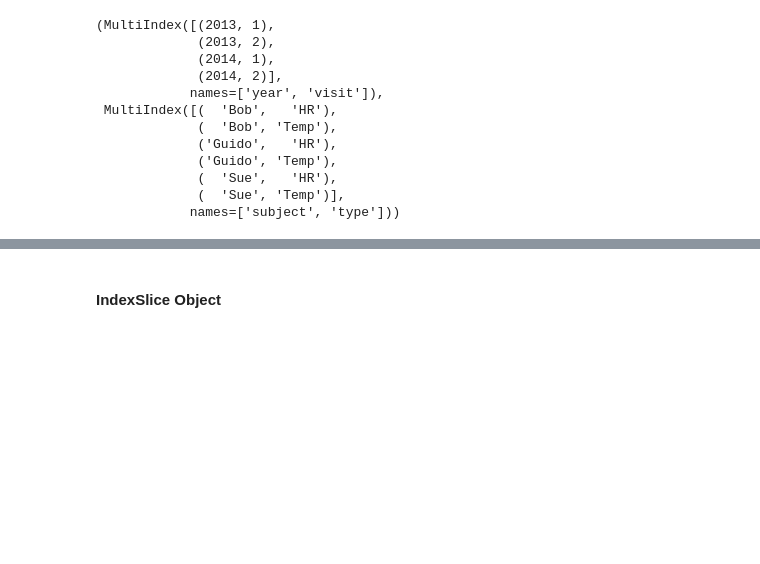
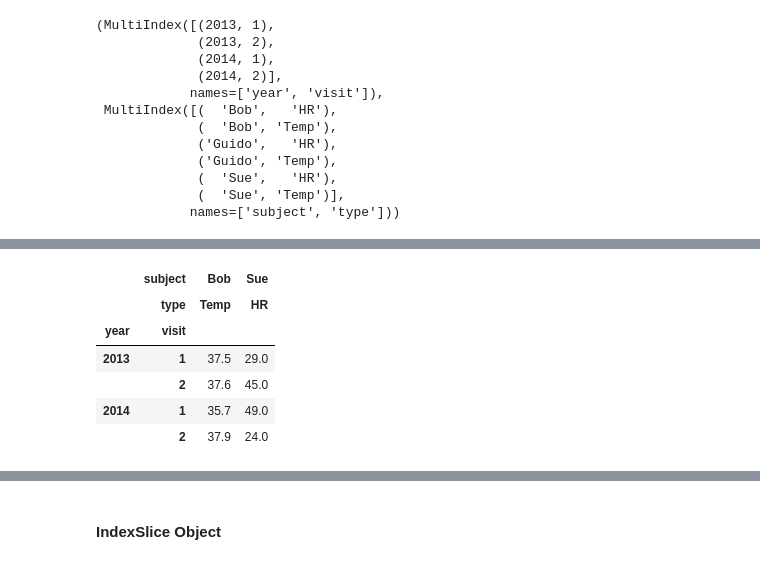
Before and after one commit to craigtrupp/DataScienceHandbook, a Jupyter notebook: Pandas/Hierarchical Indexing, MultiIndex (Columns & Indexes), Sort, Stack & Unstack, & Data Aggregations .ipynb, the cells around one changed output, grey strips where cells are left out. Cells and saved outputs as stored; diff of their text form; code cells hidden in the pictures; blank space fills up the shorter version.

```diff
--- a/Pandas/Hierarchical Indexing, MultiIndex (Columns & Indexes), Sort, Stack & Unstack, & Data Aggregations .ipynb
+++ b/Pandas/Hierarchical Indexing, MultiIndex (Columns & Indexes), Sort, Stack & Unstack, & Data Aggregations .ipynb
@@ -408,0 +426,10 @@ Name: (Bob, HR), dtype: float64
+# %%
+health_data.loc[:, [('Bob', 'Temp'), ('Sue', 'HR')]]
+# %% [output]
+|  | subject | Bob | Sue |
+|  | type | Temp | HR |
+| year | visit |  |  |
+| 2013 | 1 | 37.5 | 29.0 |
+|  | 2 | 37.6 | 45.0 |
+| 2014 | 1 | 35.7 | 49.0 |
+|  | 2 | 37.9 | 24.0 |
```
Also changed, not shown: parts of 27 cells of this notebook, 1 other file.
